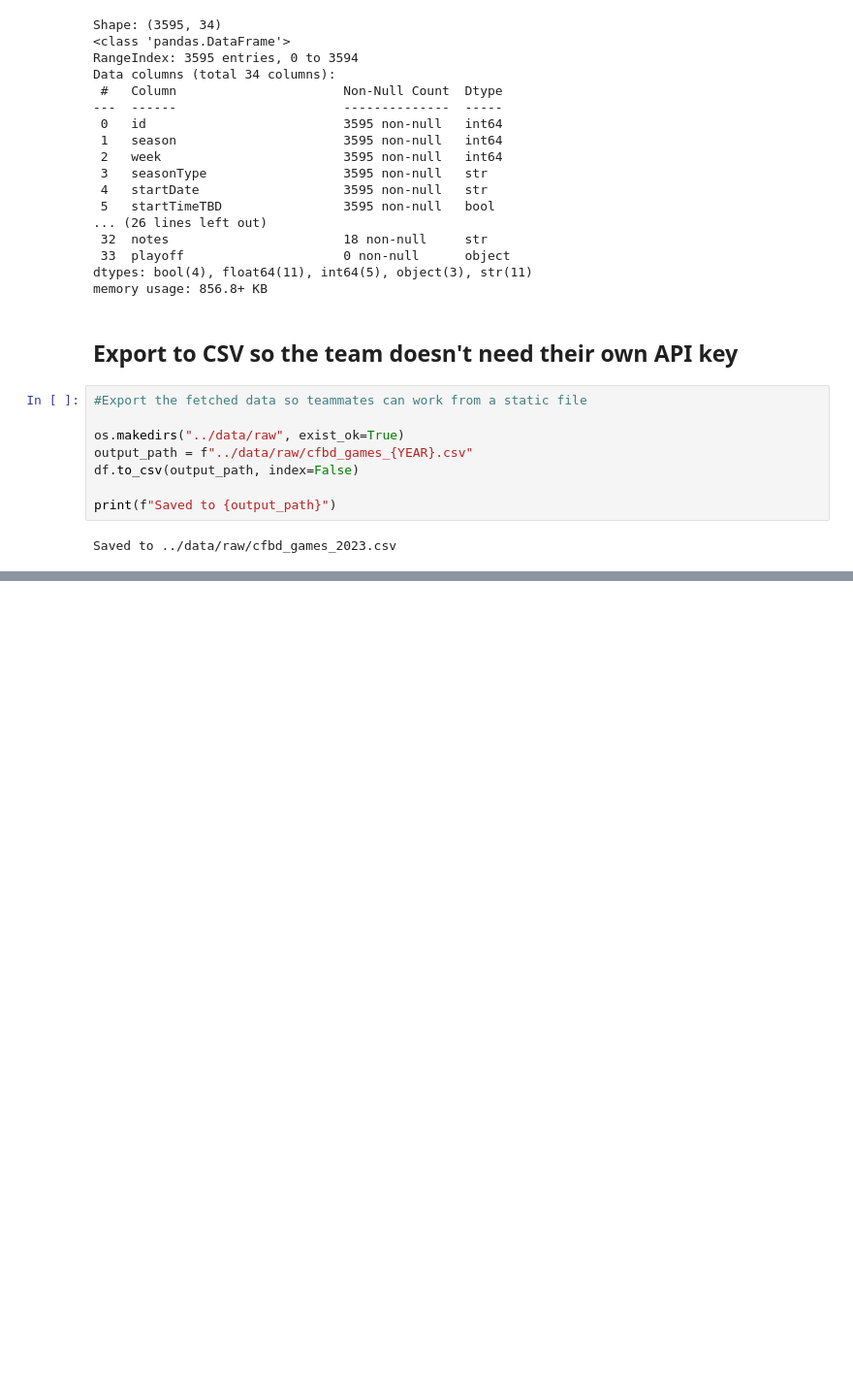
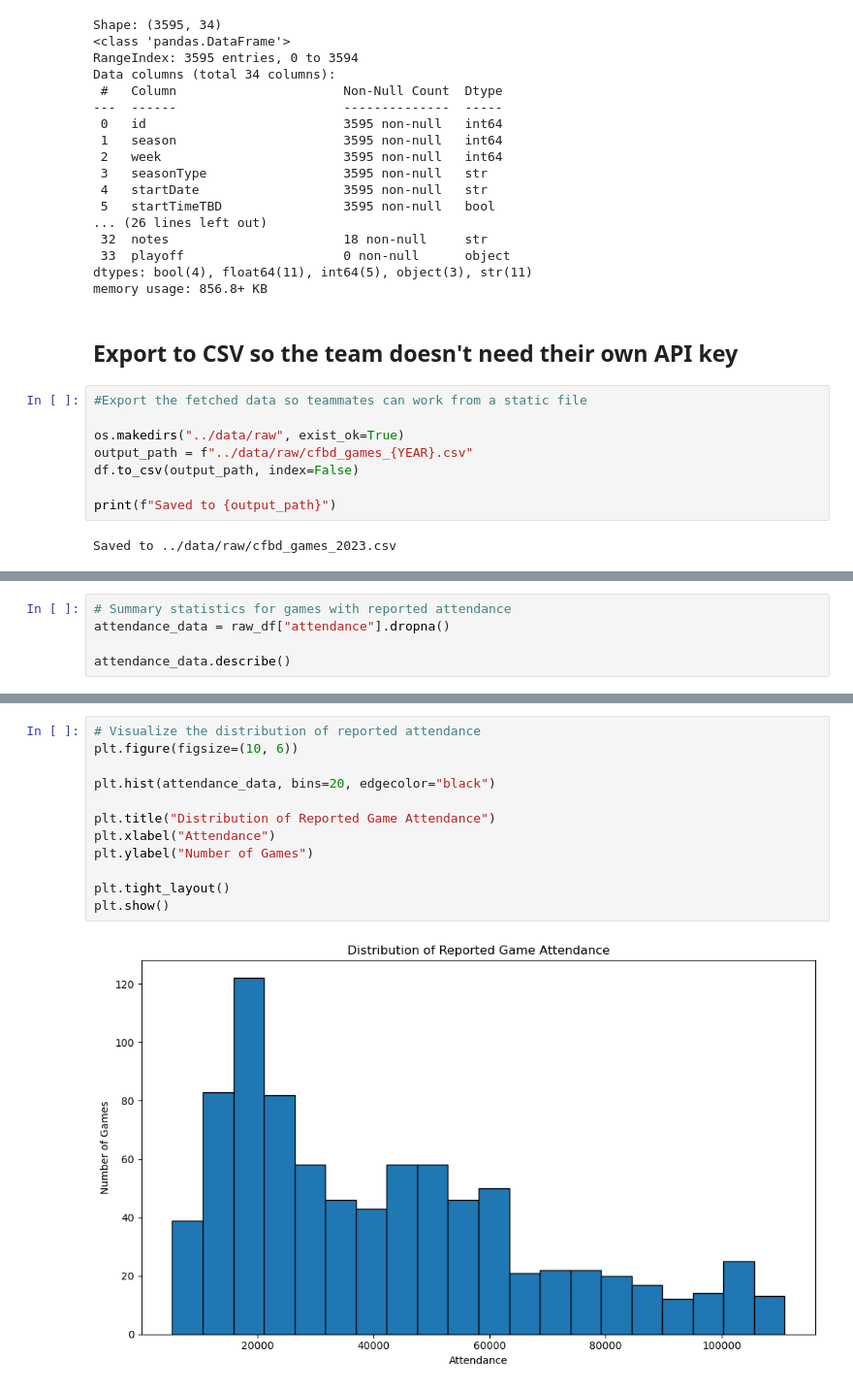
Before and after one commit to Break-Through-Tech/Sports-Analytics-1B-assessing-football-stadium-attendance-and-experience, a Jupyter notebook: notebooks/01_eda_feature_engineering.ipynb, the cells around one changed output, grey strips where cells are left out. Shown at 97% size. Drawn from its saved outputs; the diff is of its cells as text; blank space fills up the shorter version.

Commit message:
Add initial EDA and attendance analysis

```diff
--- a/notebooks/01_eda_feature_engineering.ipynb
+++ b/notebooks/01_eda_feature_engineering.ipynb
@@ -134,0 +422,5 @@ Saved to ../data/raw/cfbd_games_2023.csv
+# %%
+# Summary statistics for games with reported attendance
+attendance_data = raw_df["attendance"].dropna()
+
+attendance_data.describe()
@@ -134,0 +437,14 @@ Saved to ../data/raw/cfbd_games_2023.csv
+# %%
+# Visualize the distribution of reported attendance
+plt.figure(figsize=(10, 6))
+
+plt.hist(attendance_data, bins=20, edgecolor="black")
+
+plt.title("Distribution of Reported Game Attendance")
+plt.xlabel("Attendance")
+plt.ylabel("Number of Games")
+
+plt.tight_layout()
+plt.show()
+# %% [output]
+[figure, added]
```
Also changed, not shown: parts of 30 cells of this notebook.
